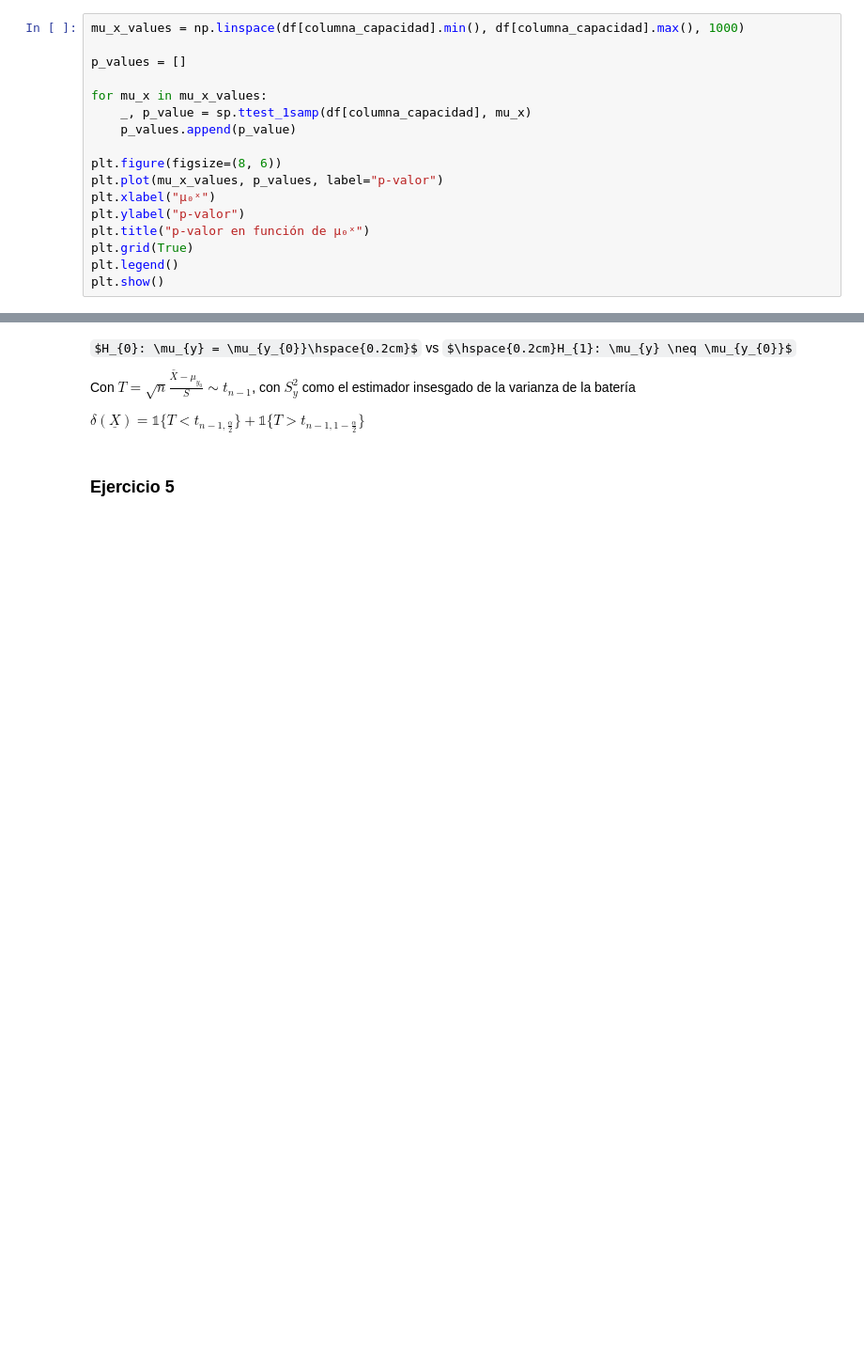
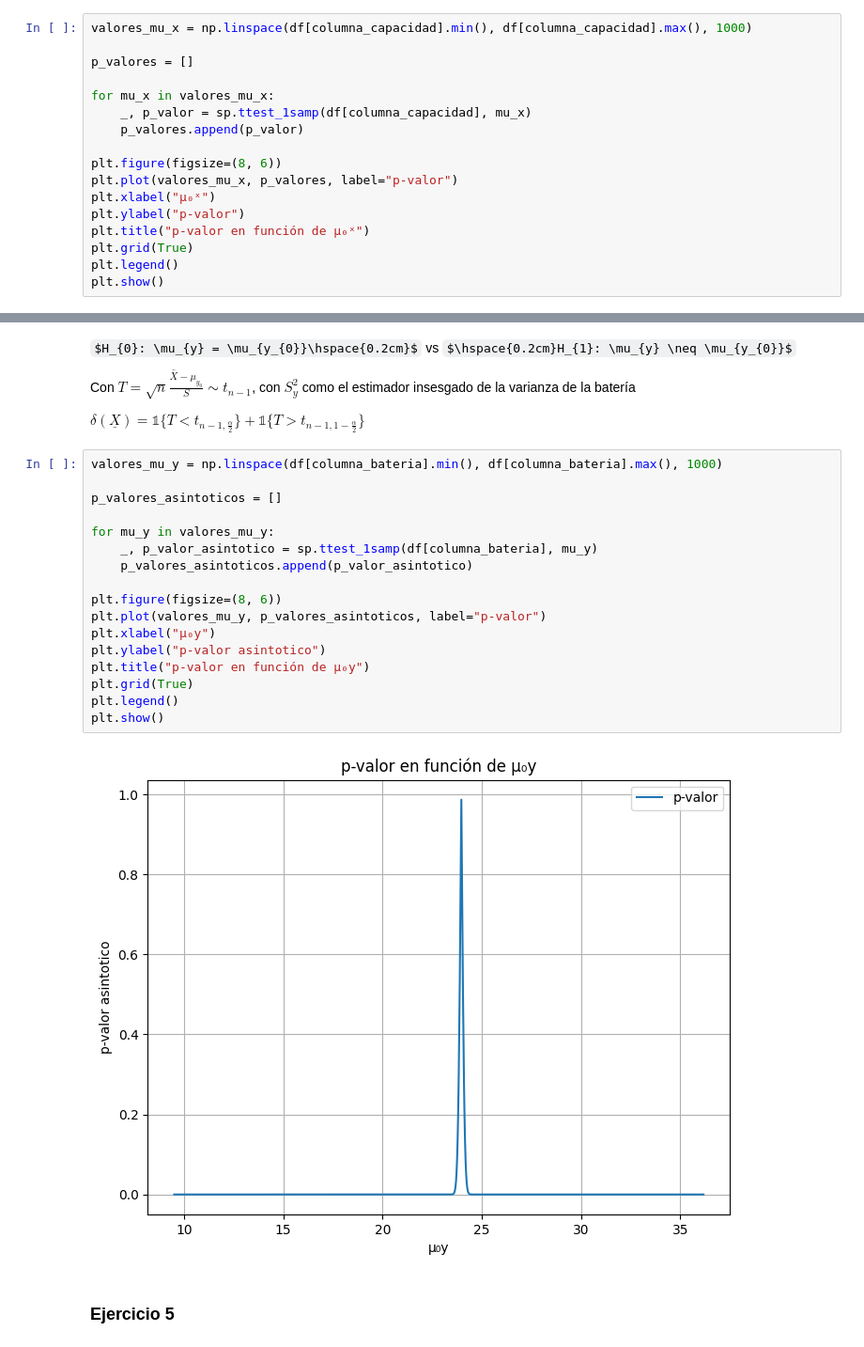
Before and after one commit to Taielmolina01/TP-Proba, a Jupyter notebook: tp.ipynb, the cells around one changed output, grey strips where cells are left out. Shown: that part at 94% size. Drawn from its saved outputs; the diff is of its cells as text; some formulas as TeX source; blank space fills up the shorter version.

```diff
--- a/tp.ipynb
+++ b/tp.ipynb
@@ -128,16 +128,16 @@ Con $T = \sqrt{n} \frac{\bar{X} - \mu_{x_{0}}}{S} \sim t_{n-1}$, con $S_{x}^2$ c
 
 $\delta(\underline{X}) = \mathbb{1}\{T < t_{n - 1, \frac{\alpha}{2}}\} + \mathbb{1}\{T > t_{n - 1, 1 - \frac{\alpha}{2}}\}$
 # %%
-mu_x_values = np.linspace(df[columna_capacidad].min(), df[columna_capacidad].max(), 1000)
+valores_mu_x = np.linspace(df[columna_capacidad].min(), df[columna_capacidad].max(), 1000)
 
-p_values = []
+p_valores = []
 
-for mu_x in mu_x_values:
-    _, p_value = sp.ttest_1samp(df[columna_capacidad], mu_x)
-    p_values.append(p_value)
+for mu_x in valores_mu_x:
+    _, p_valor = sp.ttest_1samp(df[columna_capacidad], mu_x)
+    p_valores.append(p_valor)
 
 plt.figure(figsize=(8, 6))
-plt.plot(mu_x_values, p_values, label="p-valor")
+plt.plot(valores_mu_x, p_valores, label="p-valor")
 plt.xlabel("μ₀ˣ")
 plt.ylabel("p-valor")
 plt.title("p-valor en función de μ₀ˣ")
@@ -194,5 +194,24 @@ $H_{0}: \mu_{y} = \mu_{y_{0}}\hspace{0.2cm}$ vs $\hspace{0.2cm}H_{1}: \mu_{y} \n
 Con $T = \sqrt{n} \frac{\bar{X} - \mu_{y_{0}}}{S} \sim t_{n-1}$, con $S_{y}^2$ como el estimador insesgado de la varianza de la batería
 
 $\delta(\underline{X}) = \mathbb{1}\{T < t_{n - 1, \frac{\alpha}{2}}\} + \mathbb{1}\{T > t_{n - 1, 1 - \frac{\alpha}{2}}\}$
+# %%
+valores_mu_y = np.linspace(df[columna_bateria].min(), df[columna_bateria].max(), 1000)
+
+p_valores_asintoticos = []
+
+for mu_y in valores_mu_y:
+    _, p_valor_asintotico = sp.ttest_1samp(df[columna_bateria], mu_y)
+    p_valores_asintoticos.append(p_valor_asintotico)
+
+plt.figure(figsize=(8, 6))
+plt.plot(valores_mu_y, p_valores_asintoticos, label="p-valor")
+plt.xlabel("μ₀y")
+plt.ylabel("p-valor asintotico")
+plt.title("p-valor en función de μ₀y")
+plt.grid(True)
+plt.legend()
+plt.show()
+# %% [output]
+[figure, added]
 # %% [markdown]
 ### Ejercicio 5
```
Also changed, not shown: parts of 6 cells of this notebook.
